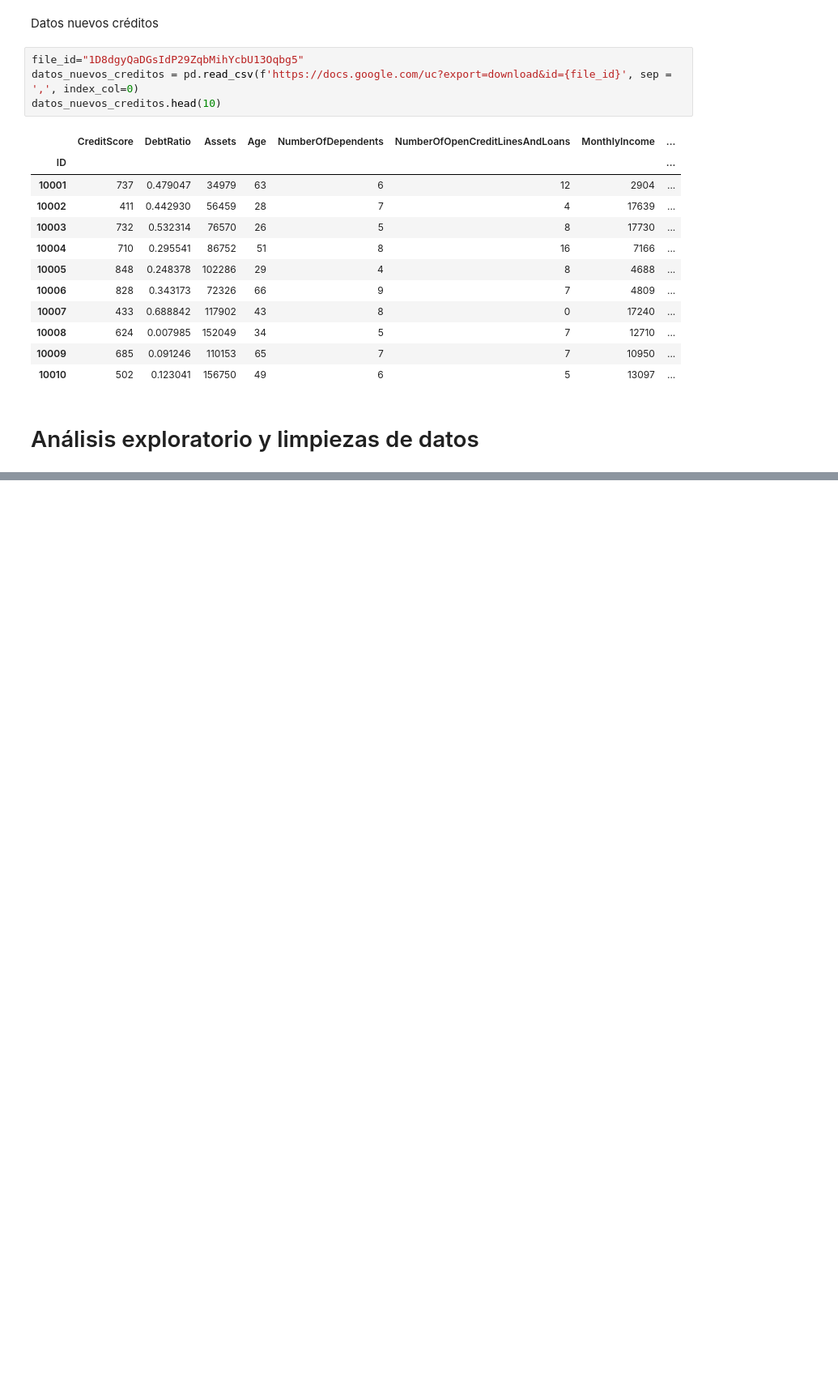
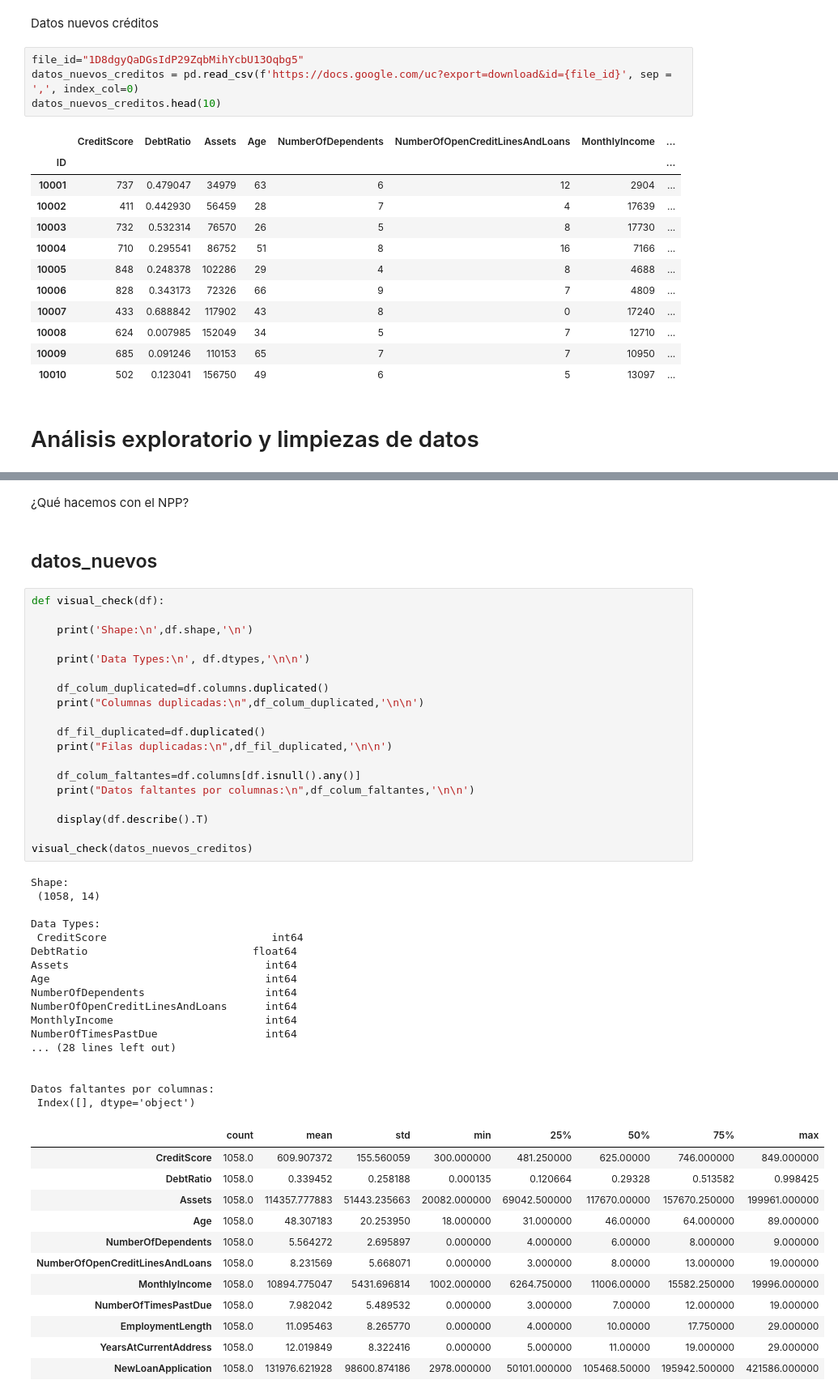
Before and after one commit to jruedaa/Finanzas, a Jupyter notebook: a_preprocesamiento.ipynb, the cells around one changed output, grey strips where cells are left out. Shown at 81% size. Drawn from its saved outputs; the diff is of its cells as text; blank space fills up the shorter version.

```diff
--- a/a_preprocesamiento.ipynb
+++ b/a_preprocesamiento.ipynb
@@ -78,0 +266,53 @@ datos_nuevos_creditos.head(10)
+# %% [markdown]
+¿Qué hacemos con el NPP?
+# %% [markdown]
+## datos_nuevos
+# %%
+def visual_check(df):
+
+    print('Shape:\n',df.shape,'\n')
+
+    print('Data Types:\n', df.dtypes,'\n\n')
+
+    df_colum_duplicated=df.columns.duplicated()
+    print("Columnas duplicadas:\n",df_colum_duplicated,'\n\n')
+
+    df_fil_duplicated=df.duplicated()
+    print("Filas duplicadas:\n",df_fil_duplicated,'\n\n')
+
+    df_colum_faltantes=df.columns[df.isnull().any()]
+    print("Datos faltantes por columnas:\n",df_colum_faltantes,'\n\n')
+
+    display(df.describe().T)
+
+visual_check(datos_nuevos_creditos)
+# %% [output]
+Shape:
+ (1058, 14)
+
+Data Types:
+ CreditScore                          int64
+DebtRatio                          float64
+Assets                               int64
+Age                                  int64
+NumberOfDependents                   int64
+NumberOfOpenCreditLinesAndLoans      int64
+MonthlyIncome                        int64
+NumberOfTimesPastDue                 int64
+... (28 lines left out)
+
+
+Datos faltantes por columnas:
+ Index([], dtype='object')
+|  | count | mean | std | min | 25% | 50% | 75% | max |
+| CreditScore | 1058.0 | 609.907372 | 155.560059 | 300.000000 | 481.250000 | 625.00000 | 746.000000 | 849.000000 |
+| DebtRatio | 1058.0 | 0.339452 | 0.258188 | 0.000135 | 0.120664 | 0.29328 | 0.513582 | 0.998425 |
+| Assets | 1058.0 | 114357.777883 | 51443.235663 | 20082.000000 | 69042.500000 | 117670.00000 | 157670.250000 | 199961.000000 |
+| Age | 1058.0 | 48.307183 | 20.253950 | 18.000000 | 31.000000 | 46.00000 | 64.000000 | 89.000000 |
+| NumberOfDependents | 1058.0 | 5.564272 | 2.695897 | 0.000000 | 4.000000 | 6.00000 | 8.000000 | 9.000000 |
+| NumberOfOpenCreditLinesAndLoans | 1058.0 | 8.231569 | 5.668071 | 0.000000 | 3.000000 | 8.00000 | 13.000000 | 19.000000 |
+| MonthlyIncome | 1058.0 | 10894.775047 | 5431.696814 | 1002.000000 | 6264.750000 | 11006.00000 | 15582.250000 | 19996.000000 |
+| NumberOfTimesPastDue | 1058.0 | 7.982042 | 5.489532 | 0.000000 | 3.000000 | 7.00000 | 12.000000 | 19.000000 |
+| EmploymentLength | 1058.0 | 11.095463 | 8.265770 | 0.000000 | 4.000000 | 10.00000 | 17.750000 | 29.000000 |
+| YearsAtCurrentAddress | 1058.0 | 12.019849 | 8.322416 | 0.000000 | 5.000000 | 11.00000 | 19.000000 | 29.000000 |
+| NewLoanApplication | 1058.0 | 131976.621928 | 98600.874186 | 2978.000000 | 50101.000000 | 105468.50000 | 195942.500000 | 421586.000000 |
```
Also changed, not shown: parts of 18 cells of this notebook.
